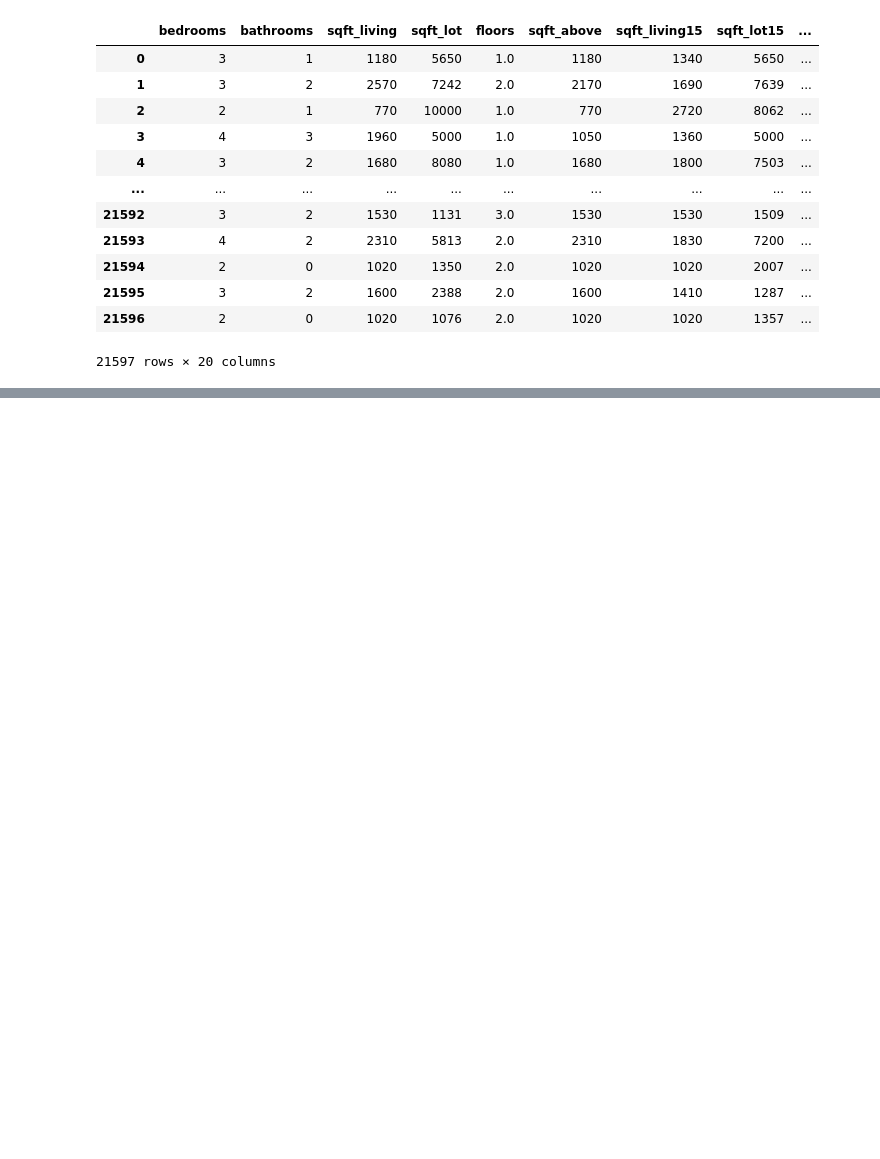
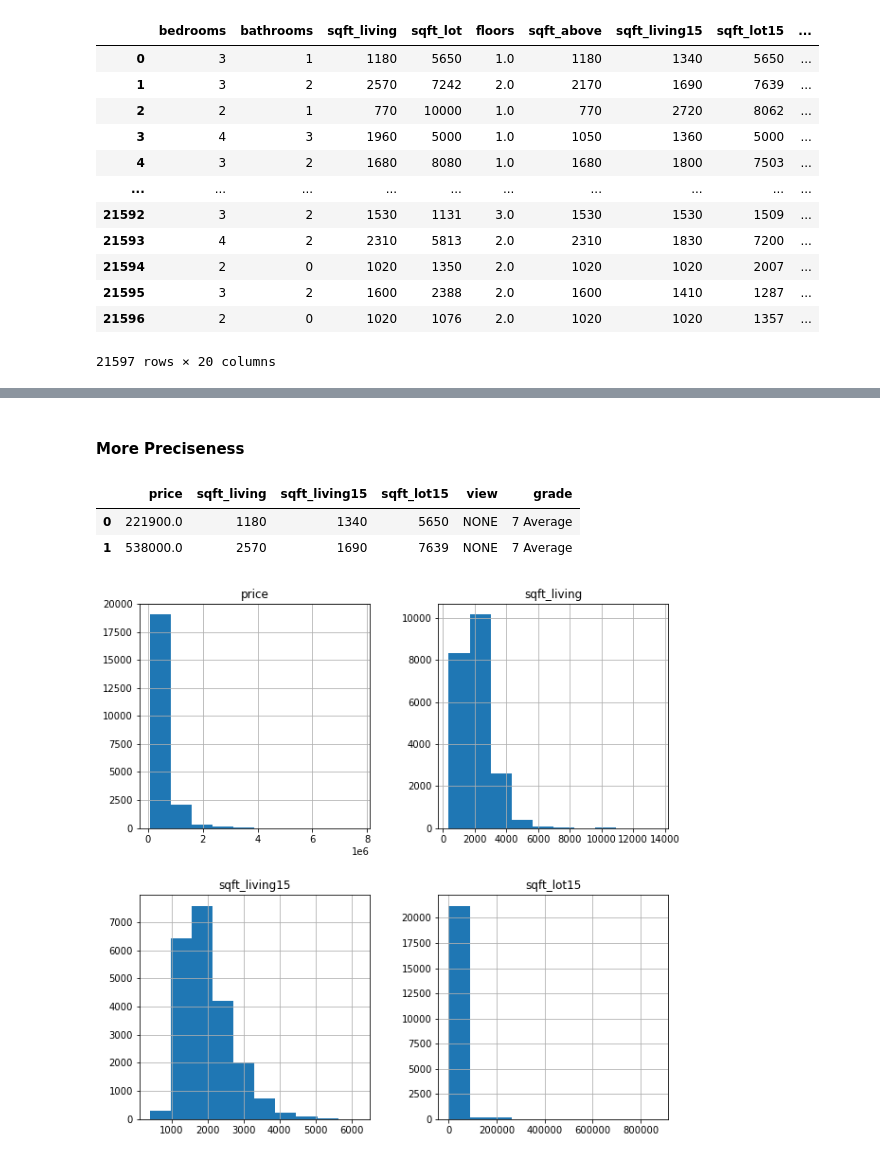
Before and after one commit to Bonnie10/Housing_Project, a Jupyter notebook: student.ipynb, the cells around one changed output, grey strips where cells are left out. Saved outputs shown, nothing was run; the diff lists cells and outputs as text; code cells hidden in the pictures; blank space fills up the shorter version.

```diff
--- a/student.ipynb
+++ b/student.ipynb
@@ -837,0 +856,16 @@ Name: price, dtype: float64
+# %% [markdown]
+#### More Preciseness
+# %%
+# removing the statistically insignificant columns
+modifieddf = data[['price' , 'sqft_living' , 'sqft_living15' , 'sqft_lot15' , 'view' , 'grade']]
+modifieddf.head(2)
+# %% [output]
+|  | price | sqft_living | sqft_living15 | sqft_lot15 | view | grade |
+| 0 | 221900.0 | 1180 | 1340 | 5650 | NONE | 7 Average |
+| 1 | 538000.0 | 2570 | 1690 | 7639 | NONE | 7 Average |
+# %%
+# plotting to check for normal distribution
+data[['price' , 'sqft_living' , 'sqft_living15' ,
+      'sqft_lot15' , 'view' , 'grade']].hist(figsize = (10, 10));
+# %% [output]
+[figure, added]
```
Also changed, not shown: parts of 29 cells of this notebook, 1 other file.
